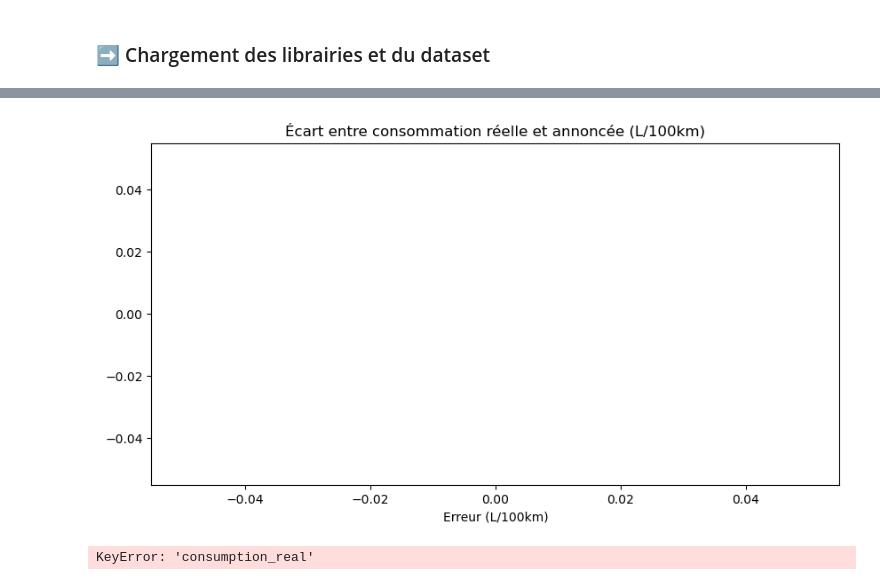
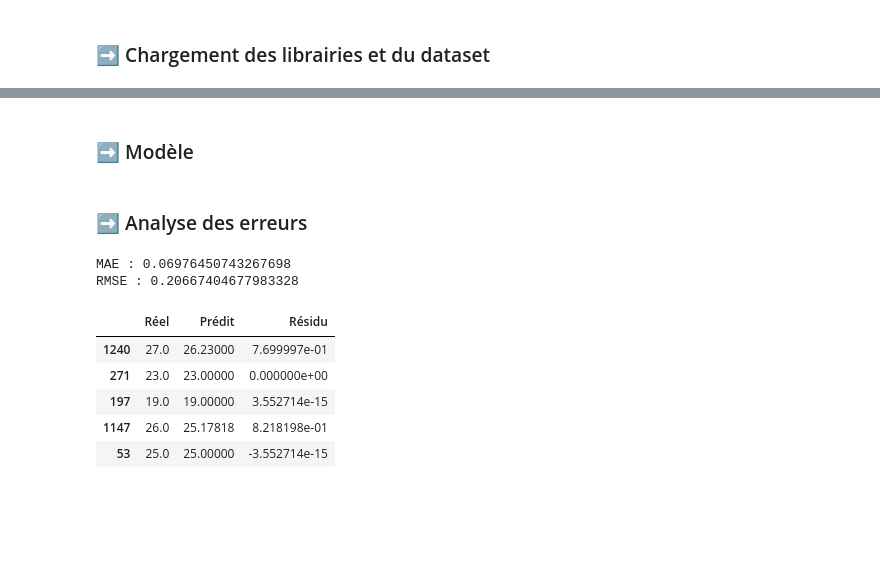
Before and after one commit to Zaneti09/Projet_Data, a Jupyter notebook: Subject/S9.ipynb, the cells around one changed output, grey strips where cells are left out. Saved outputs shown, nothing was run; the diff lists cells and outputs as text; code cells hidden in the pictures; blank space fills up the shorter version.

```diff
--- a/Subject/S9.ipynb
+++ b/Subject/S9.ipynb
@@ -54,18 +44,2 @@ Name: error_l100, dtype: float64
-# %%
-plt.figure(figsize=(10,5))
-sns.histplot(data["error_l100"], kde=True)
-plt.title("Écart entre consommation réelle et annoncée (L/100km)")
-plt.xlabel("Erreur (L/100km)")
-plt.show()
-# %% [output]
-[figure, removed]
-# %%
-# Suppression des lignes incomplètes
-data = data.dropna()
-
-# Création de la variable d'écart
-data["error"] = data["consumption_real"] - data["consumption_announced"]
-
-data.describe()
-# %% [output]
-KeyError: 'consumption_real'
+# %% [markdown]
+### ➡️ Modèle
@@ -71,0 +56,24 @@ KeyError: 'consumption_real'
+# %% [markdown]
+### ➡️ Analyse des erreurs
+# %%
+# Erreurs
+mae = mean_absolute_error(y_test, y_pred)
+mse = mean_squared_error(y_test, y_pred)
+rmse = np.sqrt(mse)
+
+print("MAE :", mae)
+print("RMSE :", rmse)
+
+# Résidus
+residuals = y_test - y_pred
+df_residuals = pd.DataFrame({"Réel": y_test, "Prédit": y_pred, "Résidu": residuals})
+df_residuals.head()
+# %% [output]
+MAE : 0.06976450743267698
+RMSE : 0.20667404677983328
+|  | Réel | Prédit | Résidu |
+| 1240 | 27.0 | 26.23000 | 7.699997e-01 |
+| 271 | 23.0 | 23.00000 | 0.000000e+00 |
+| 197 | 19.0 | 19.00000 | 3.552714e-15 |
+| 1147 | 26.0 | 25.17818 | 8.218198e-01 |
+| 53 | 25.0 | 25.00000 | -3.552714e-15 |
```
Also changed, not shown: parts of 9 cells of this notebook.
